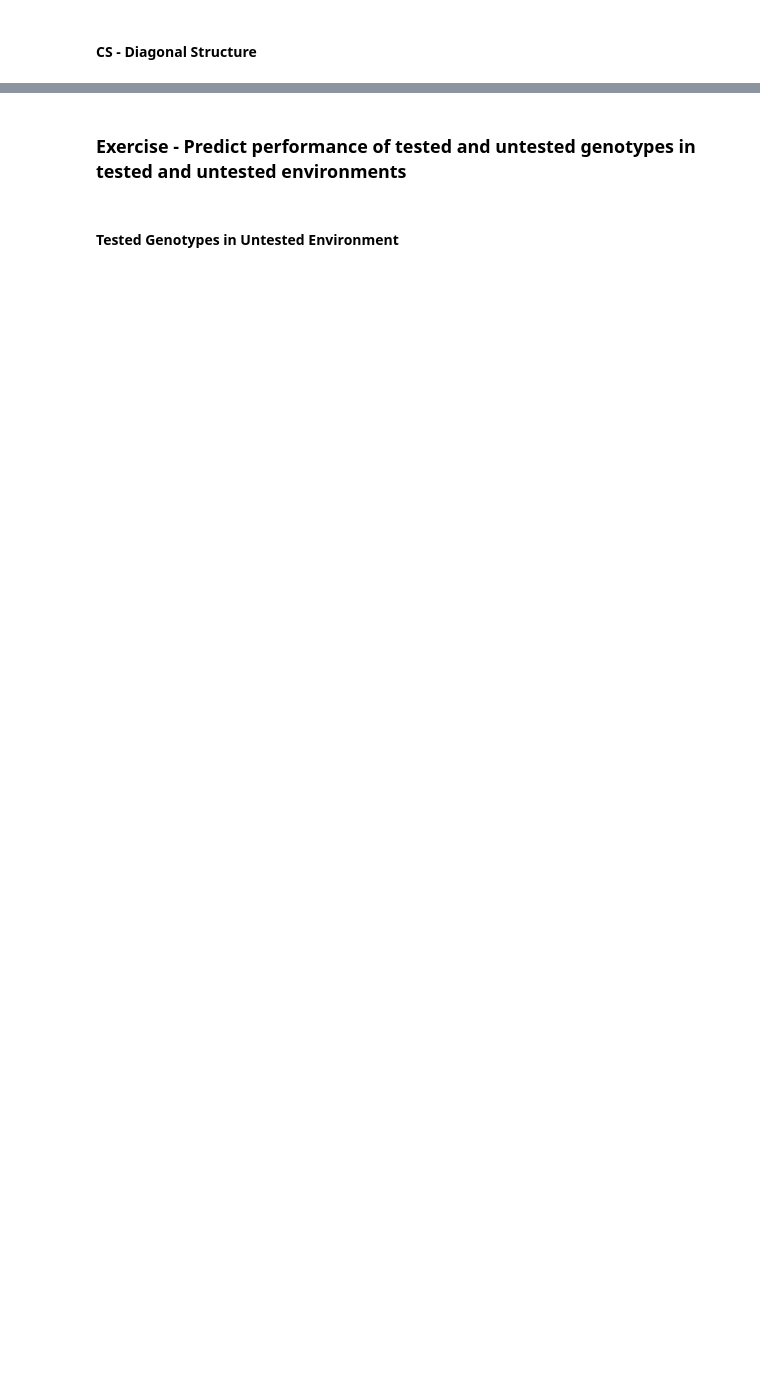
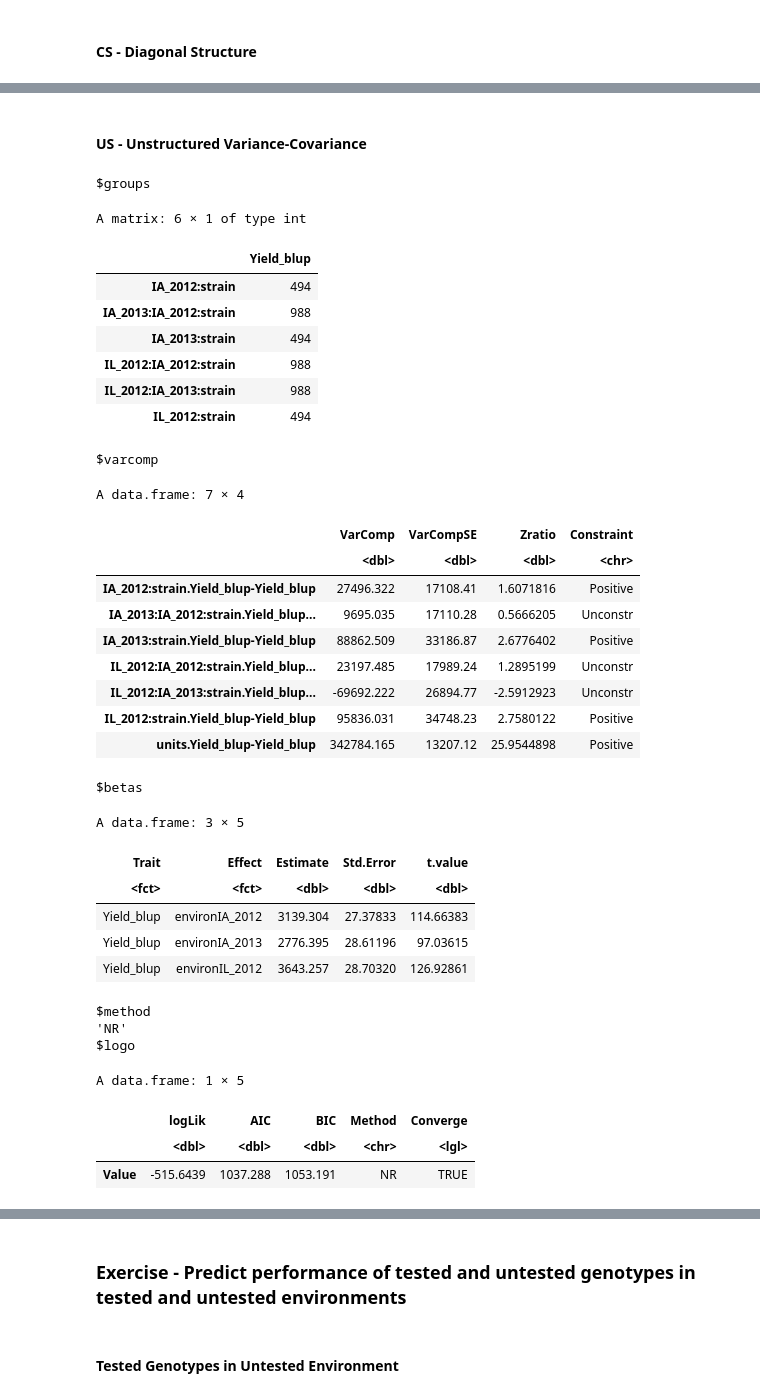
Before and after one commit to UMN-Lorenz-Group/PBCGSWorkshop, a Jupyter notebook: GS_Workshop_GxE.ipynb, the cells around one changed output, grey strips where cells are left out. Cells and saved outputs as stored; diff of their text form; code cells hidden in the pictures; blank space fills up the shorter version.

```diff
--- a/GS_Workshop_GxE.ipynb
+++ b/GS_Workshop_GxE.ipynb
@@ -146,6 +180,8 @@ K_rr <- A.mat(geno_imp_sub)
 colnames(K_rr) <-rownames(geno_imp_sub)
 rownames(K_rr) <- rownames(geno_imp_sub)
 A <- K_rr
+
+dim(A)
 
 ### Limit no_of_environments to create EA matrix of reasonable mem size..
 
@@ -154,4 +190,4 @@ DT_Sub <- DT[which(DT[,"strain"] %in% rownames(A_Sub)),]
 
 E <- diag(length(unique(DT$environ)))
 rownames(E) <- colnames(E) <- unique(DT$environ)
-DT_Sub$environ <- as.factor(DT_Sub$environ)
+dim(E)
@@ -260,0 +386,43 @@ fitCSDG <- mmer(Yield_blup~environ,
+# %% [markdown]
+#### **US - Unstructured Variance-Covariance** ####
+# %%
+fitUS <- mmer(Yield_blup~environ-1,
+                random=~vs(us(environ),strain,Gu=A_Sub1),
+                rcov=~units,
+                data=DT_Sub1,verbose=FALSE)
+summary(fitUS)
+# %% [output]
+$groups
+A matrix: 6 × 1 of type int
+|  | Yield_blup |
+| IA_2012:strain | 494 |
+| IA_2013:IA_2012:strain | 988 |
+| IA_2013:strain | 494 |
+| IL_2012:IA_2012:strain | 988 |
+| IL_2012:IA_2013:strain | 988 |
+| IL_2012:strain | 494 |
+$varcomp
+A data.frame: 7 × 4
+|  | VarComp | VarCompSE | Zratio | Constraint |
+|  | <dbl> | <dbl> | <dbl> | <chr> |
+| IA_2012:strain.Yield_blup-Yield_blup | 27496.322 | 17108.41 | 1.6071816 | Positive |
+| IA_2013:IA_2012:strain.Yield_blup... | 9695.035 | 17110.28 | 0.5666205 | Unconstr |
+| IA_2013:strain.Yield_blup-Yield_blup | 88862.509 | 33186.87 | 2.6776402 | Positive |
+| IL_2012:IA_2012:strain.Yield_blup... | 23197.485 | 17989.24 | 1.2895199 | Unconstr |
+| IL_2012:IA_2013:strain.Yield_blup... | -69692.222 | 26894.77 | -2.5912923 | Unconstr |
+| IL_2012:strain.Yield_blup-Yield_blup | 95836.031 | 34748.23 | 2.7580122 | Positive |
+| units.Yield_blup-Yield_blup | 342784.165 | 13207.12 | 25.9544898 | Positive |
+$betas
+A data.frame: 3 × 5
+| Trait | Effect | Estimate | Std.Error | t.value |
+| <fct> | <fct> | <dbl> | <dbl> | <dbl> |
+| Yield_blup | environIA_2012 | 3139.304 | 27.37833 | 114.66383 |
+| Yield_blup | environIA_2013 | 2776.395 | 28.61196 | 97.03615 |
+| Yield_blup | environIL_2012 | 3643.257 | 28.70320 | 126.92861 |
+$method
+'NR'
+$logo
+A data.frame: 1 × 5
+|  | logLik | AIC | BIC | Method | Converge |
+|  | <dbl> | <dbl> | <dbl> | <chr> | <lgl> |
+| Value | -515.6439 | 1037.288 | 1053.191 | NR | TRUE |
```
Also changed, not shown: parts of 38 cells of this notebook.
